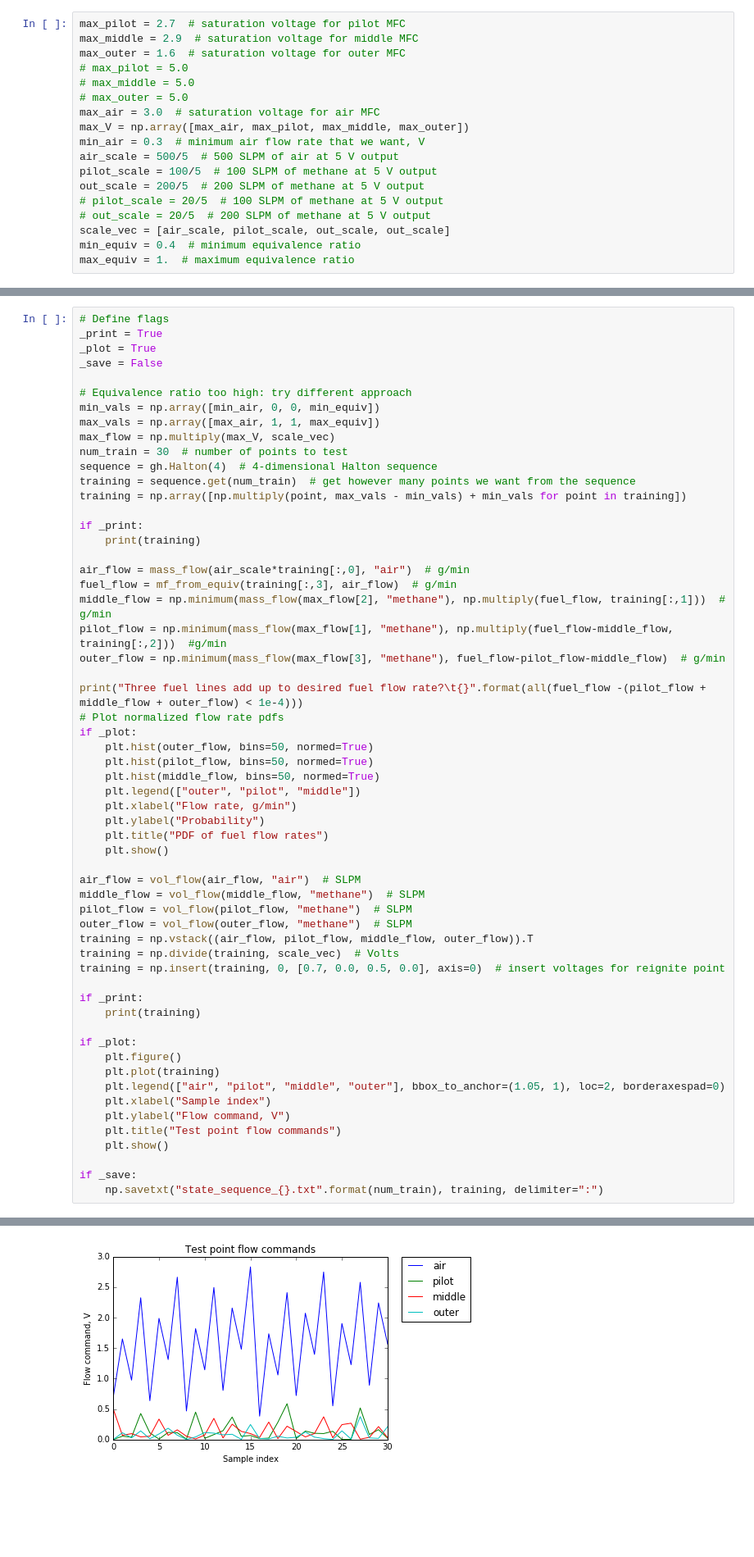
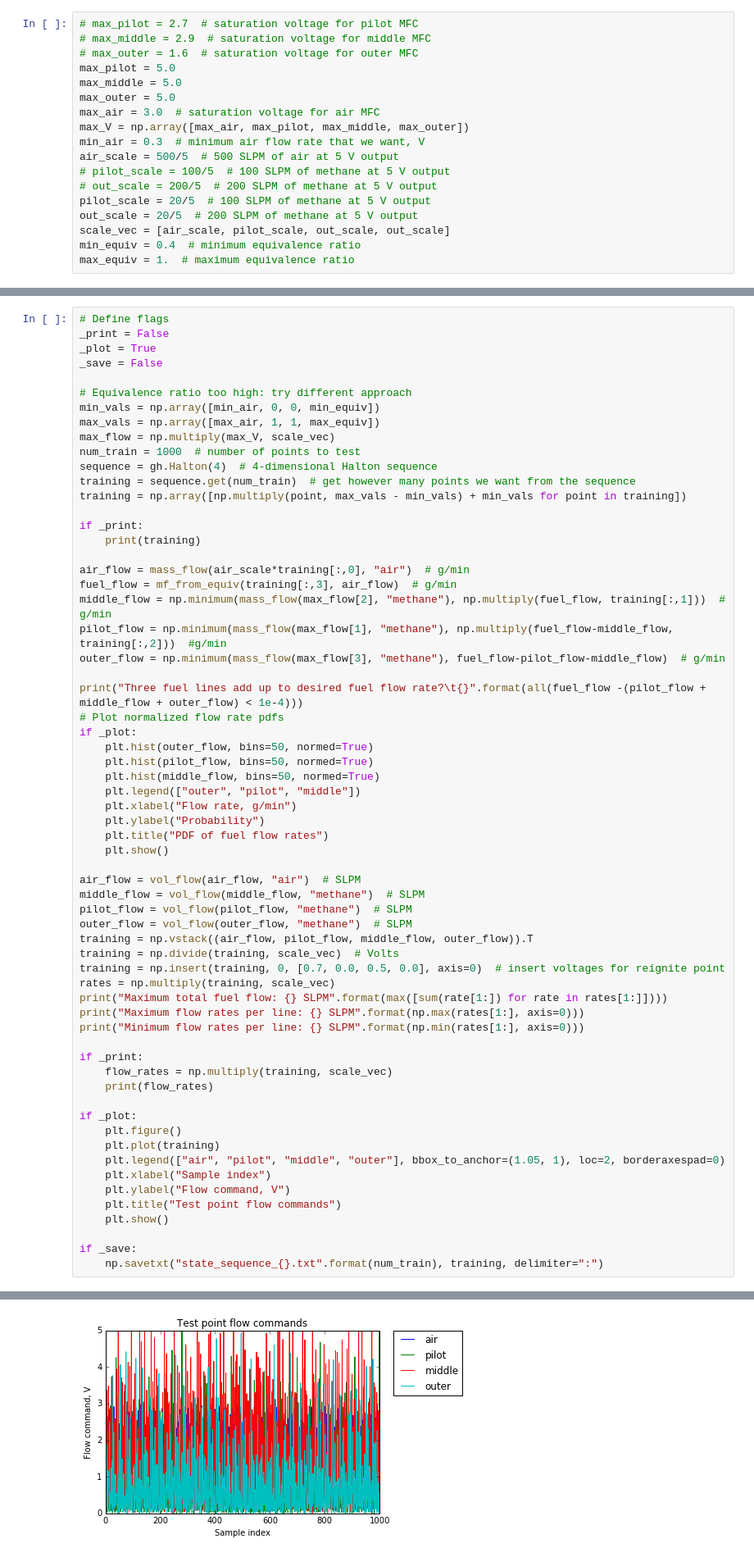
Before and after one commit to Engineero/burner_analysis, a Jupyter notebook: burner_control_notebook.ipynb, the cells around one changed output, grey strips where cells are left out. Shown at 82% size. Drawn from its saved outputs; the diff is of its cells as text; blank space fills up the shorter version.

```diff
--- a/Set_points/burner_control_notebook.ipynb
+++ b/burner_control_notebook.ipynb
@@ -84,20 +81,20 @@ def mf_from_equiv(equiv, m_dot_air):
     AF_stoic = 17.2  # stoiciometric air to fuel ratio
     return equiv*m_dot_air/AF_stoic
 # %%
-max_pilot = 2.7  # saturation voltage for pilot MFC
-max_middle = 2.9  # saturation voltage for middle MFC
-max_outer = 1.6  # saturation voltage for outer MFC
-# max_pilot = 5.0
-# max_middle = 5.0
-# max_outer = 5.0
+# max_pilot = 2.7  # saturation voltage for pilot MFC
+# max_middle = 2.9  # saturation voltage for middle MFC
+# max_outer = 1.6  # saturation voltage for outer MFC
+max_pilot = 5.0
+max_middle = 5.0
+max_outer = 5.0
 max_air = 3.0  # saturation voltage for air MFC
 max_V = np.array([max_air, max_pilot, max_middle, max_outer])
 min_air = 0.3  # minimum air flow rate that we want, V
 air_scale = 500/5  # 500 SLPM of air at 5 V output
-pilot_scale = 100/5  # 100 SLPM of methane at 5 V output
-out_scale = 200/5  # 200 SLPM of methane at 5 V output
-# pilot_scale = 20/5  # 100 SLPM of methane at 5 V output
-# out_scale = 20/5  # 200 SLPM of methane at 5 V output
+# pilot_scale = 100/5  # 100 SLPM of methane at 5 V output
+# out_scale = 200/5  # 200 SLPM of methane at 5 V output
+pilot_scale = 20/5  # 100 SLPM of methane at 5 V output
+out_scale = 20/5  # 200 SLPM of methane at 5 V output
 scale_vec = [air_scale, pilot_scale, out_scale, out_scale]
 min_equiv = 0.4  # minimum equivalence ratio
 max_equiv = 1.  # maximum equivalence ratio
@@ -118,6 +115,6 @@ Max flow equivalence ratio = 6.707999999999999
 # %%
 # Define flags
-_print = True
+_print = False
 _plot = True
 _save = False
 
@@ -125,7 +122,7 @@ _save = False
 min_vals = np.array([min_air, 0, 0, min_equiv])
 max_vals = np.array([max_air, 1, 1, max_equiv])
 max_flow = np.multiply(max_V, scale_vec)
-num_train = 30  # number of points to test
+num_train = 1000  # number of points to test
 sequence = gh.Halton(4)  # 4-dimensional Halton sequence
 training = sequence.get(num_train)  # get however many points we want from the sequence
 training = np.array([np.multiply(point, max_vals - min_vals) + min_vals for point in training])
@@ -158,9 +155,14 @@ outer_flow = vol_flow(outer_flow, "methane")  # SLPM
 training = np.vstack((air_flow, pilot_flow, middle_flow, outer_flow)).T
 training = np.divide(training, scale_vec)  # Volts
 training = np.insert(training, 0, [0.7, 0.0, 0.5, 0.0], axis=0)  # insert voltages for reignite point
+rates = np.multiply(training, scale_vec)
+print("Maximum total fuel flow: {} SLPM".format(max([sum(rate[1:]) for rate in rates[1:]])))
+print("Maximum flow rates per line: {} SLPM".format(np.max(rates[1:], axis=0)))
+print("Minimum flow rates per line: {} SLPM".format(np.min(rates[1:], axis=0)))
 
 if _print:
-    print(training)
+    flow_rates = np.multiply(training, scale_vec)
+    print(flow_rates)
 
 if _plot:
     plt.figure()
@@ -212,4 +184,4 @@ Three fuel lines add up to desired fuel flow rate?      True
-[figure, old version]
+[figure, new version]
 # %% [markdown]
 # Check points using the sphere
 Try to implement a test that checks whether points are inside/outside of a hypersphere and plots the results.
```
Also changed, not shown: parts of 3 cells of this notebook, 3 other files.
